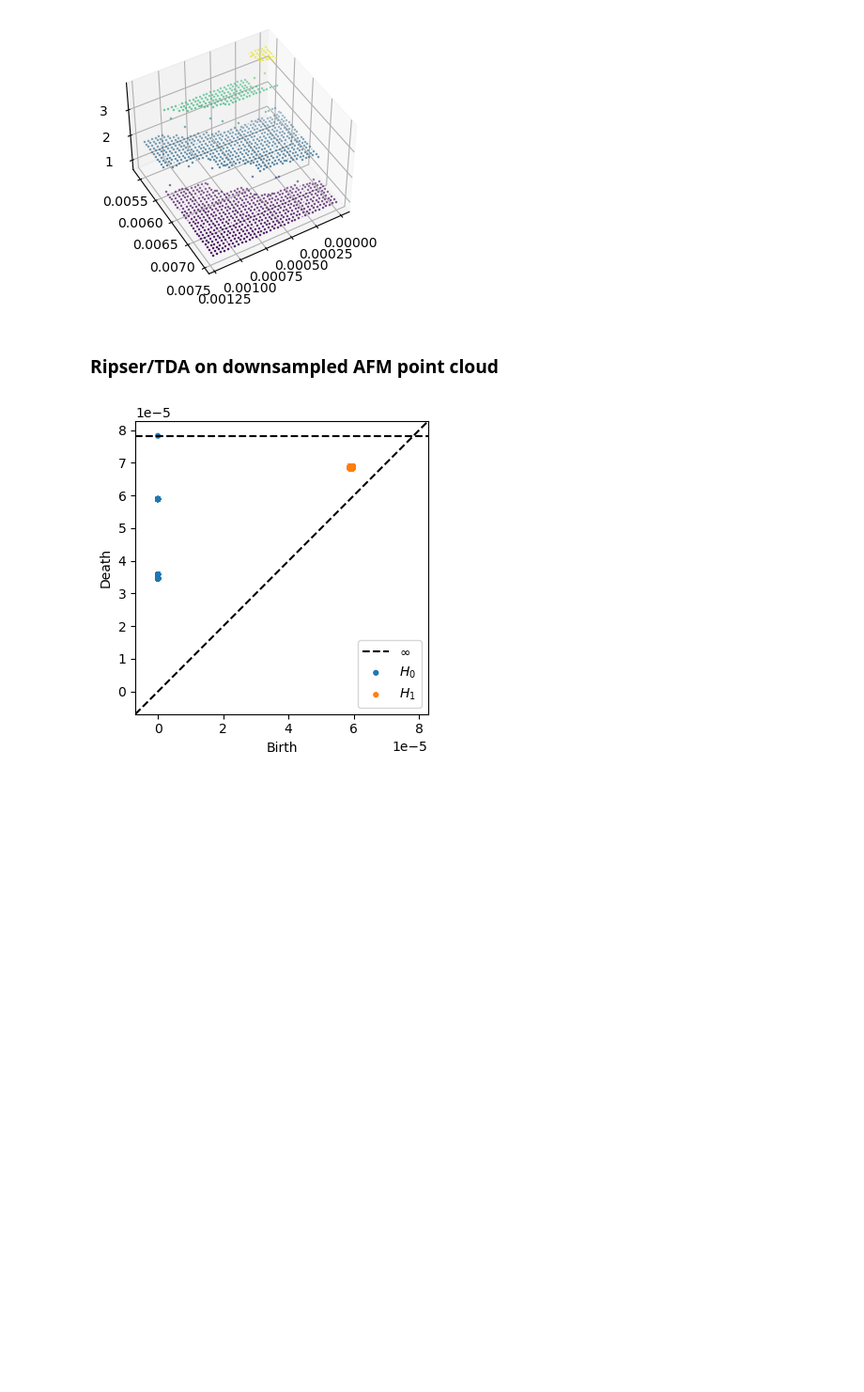
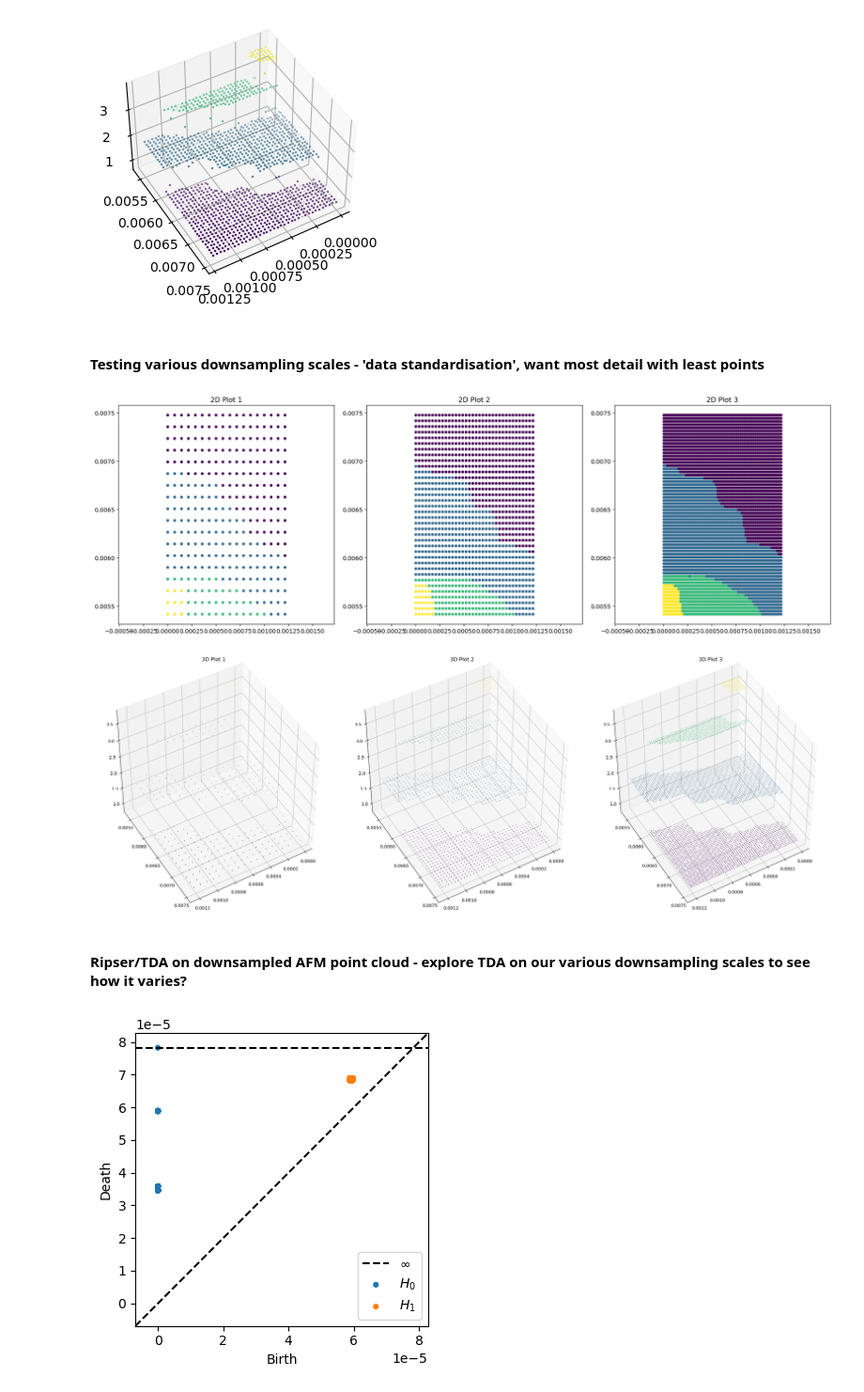
Before and after one commit to st-te/AFML, a Jupyter notebook: AFML_AFM_plot_cluster_downsample_tda.ipynb, the cells around one changed output. Shown at 94% size. Drawn from its saved outputs; the diff is of its cells as text; code cells hidden in the pictures; blank space fills up the shorter version.

```diff
--- a/AFML_AFM_plot_cluster_downsample_tda.ipynb
+++ b/AFML_AFM_plot_cluster_downsample_tda.ipynb
@@ -367,8 +425,23 @@ plot_afm_3d(cspline)
 36 {0.006531911550487657, 0.007297402299265066, 0.0056486529942060305, 0.006414143742983439, 0.00717963449176085, 0.005530885186701813, 0.006296375935479223, 0.007061866684256632, 0.005413117379197596 ...
 677 {2.7803237621527826e-05, 2.7803070130620615e-05, 2.3815155249634923e-05, 1.4239248623766815e-05, 1.8543724315208433e-05, 1.836986998871987e-05, 9.290439267683292e-06, 1.8543723776975316e-05, 1.854 ...
 [figure]
+# %% [markdown]
+#### Testing various downsampling scales - 'data standardisation', want most detail with least points
+# %%
+nearest_10 = interpolate_downsample(smooth_afm, 10, 'nearest')
+nearest_18 = interpolate_downsample(smooth_afm, 18, 'nearest')
+nearest_36 = interpolate_downsample(smooth_afm, 36, 'nearest')
+nearest_64 = interpolate_downsample(smooth_afm, 64, 'nearest')
+nearest_128 = interpolate_downsample(smooth_afm, 128, 'nearest')
+nearest_256 = interpolate_downsample(smooth_afm, 256, 'nearest')
+# %%
+plot_afm_2d_multiple(nearest_18, nearest_36, nearest_64)
+plot_afm_3d_multiple(nearest_18, nearest_36, nearest_64)
+# %% [output]
+[figure, added]
+[figure, added]
 # %% [markdown]
-### Ripser/TDA on downsampled AFM point cloud
+#### Ripser/TDA on downsampled AFM point cloud - explore TDA on our various downsampling scales to see how it varies?
 # %%
 dgms = ripser(nearest)['dgms']
 plot_diagrams(dgms, show=True)
```
Also changed, not shown: parts of 2 cells of this notebook, 2 other files.
